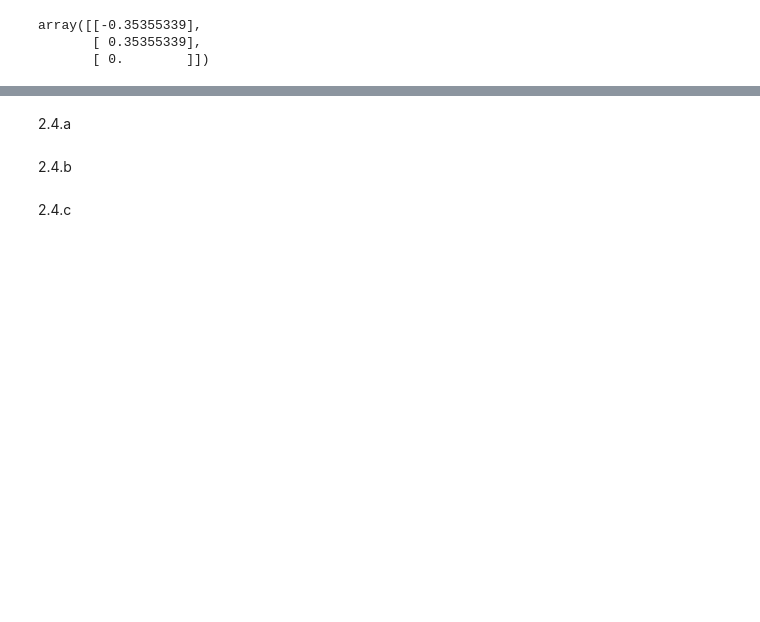
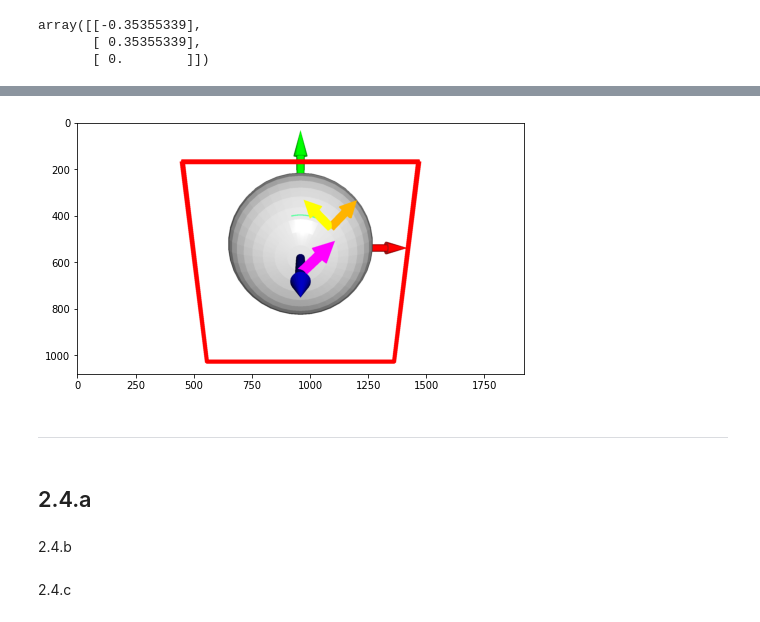
Before and after one commit to yifanwu2828/ML-Meets-Geometry, a Jupyter notebook: cse291/HW1/HW1.ipynb, the cells around one changed output, grey strips where cells are left out. Drawn from its saved outputs; the diff is of its cells as text; code cells hidden in the pictures; blank space fills up the shorter version.

```diff
--- a/cse291/HW1/HW1.ipynb
+++ b/cse291/HW1/HW1.ipynb
@@ -532,5 +571,29 @@ draw_geometries(geoms_with_arrow + [pcd])
+# %%
+u, v = [pi / 4, pi / 6]
+X = np.array([1, 0]).reshape(2, 1)
+D_fp = get_D_fp(u, v)
+f_u = D_fp[:, 0]
+f_v = D_fp[:, 1]
+
+N = np.cross(f_u, f_v)
+N /= np.linalg.norm(N)
+
+# binormal vector
+B = np.cross((D_fp@X).flatten(), N)
+B /= np.linalg.norm(B)
+
+# * I flip the direction of B to make it more easy to visualize
+B_arrow = create_arrow_from_vector(
+    flatten2list(f(u, v)), flatten2list(-B), color=colormap["orange"]
+)
+geoms_with_surface_binormal = geoms + [B_arrow] + [pcd] + [Dfpv_arrow]
+draw_geometries(geoms_with_surface_binormal)
+# %% [output]
+[figure, added]
+# %% [markdown]
+--------------------------------------------------------------------------
 # %% [markdown]
-2.4.a
+## 2.4.a
 # %% [markdown]
 2.4.b
 # %% [markdown]
```
Also changed, not shown: parts of 22 cells of this notebook, 1 other file.
